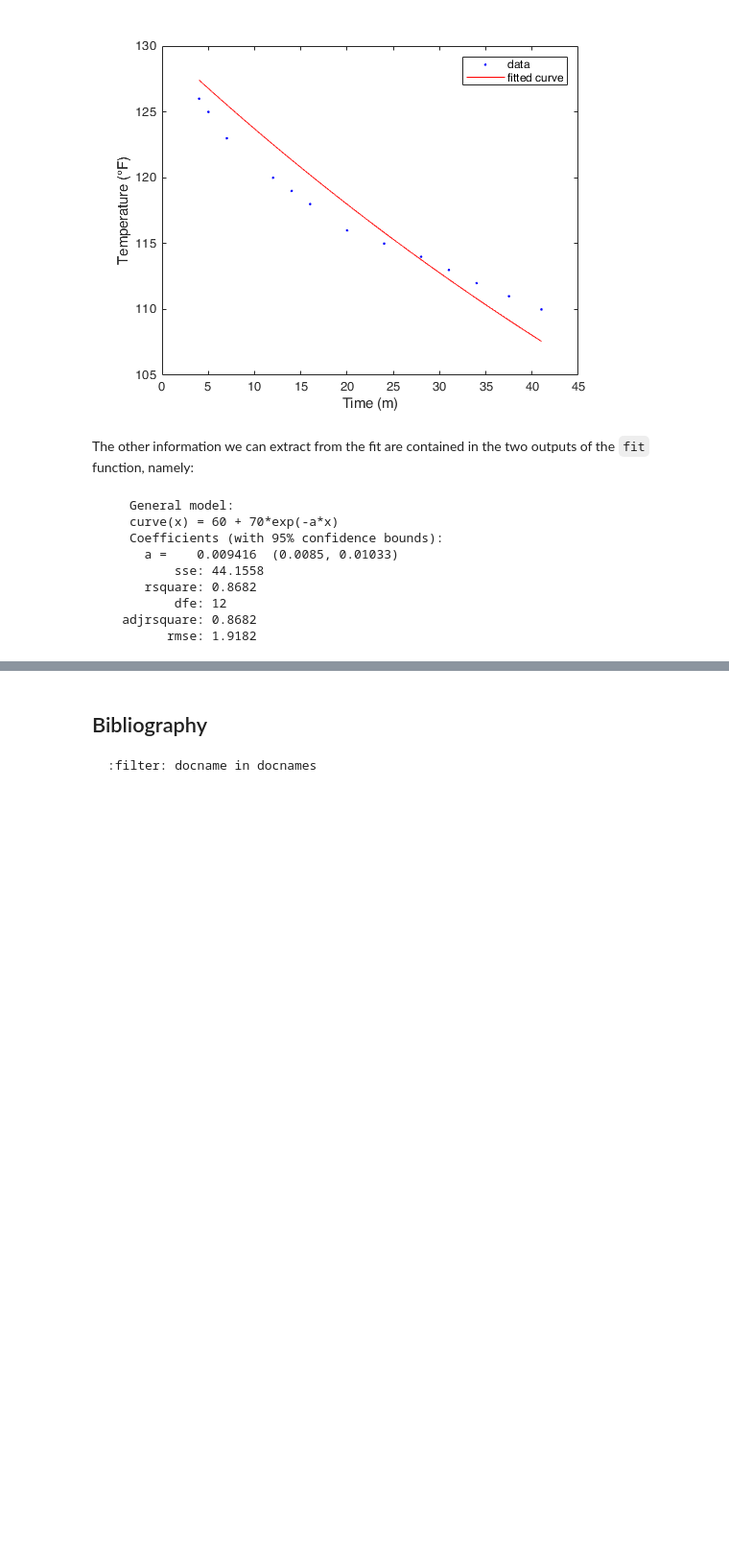
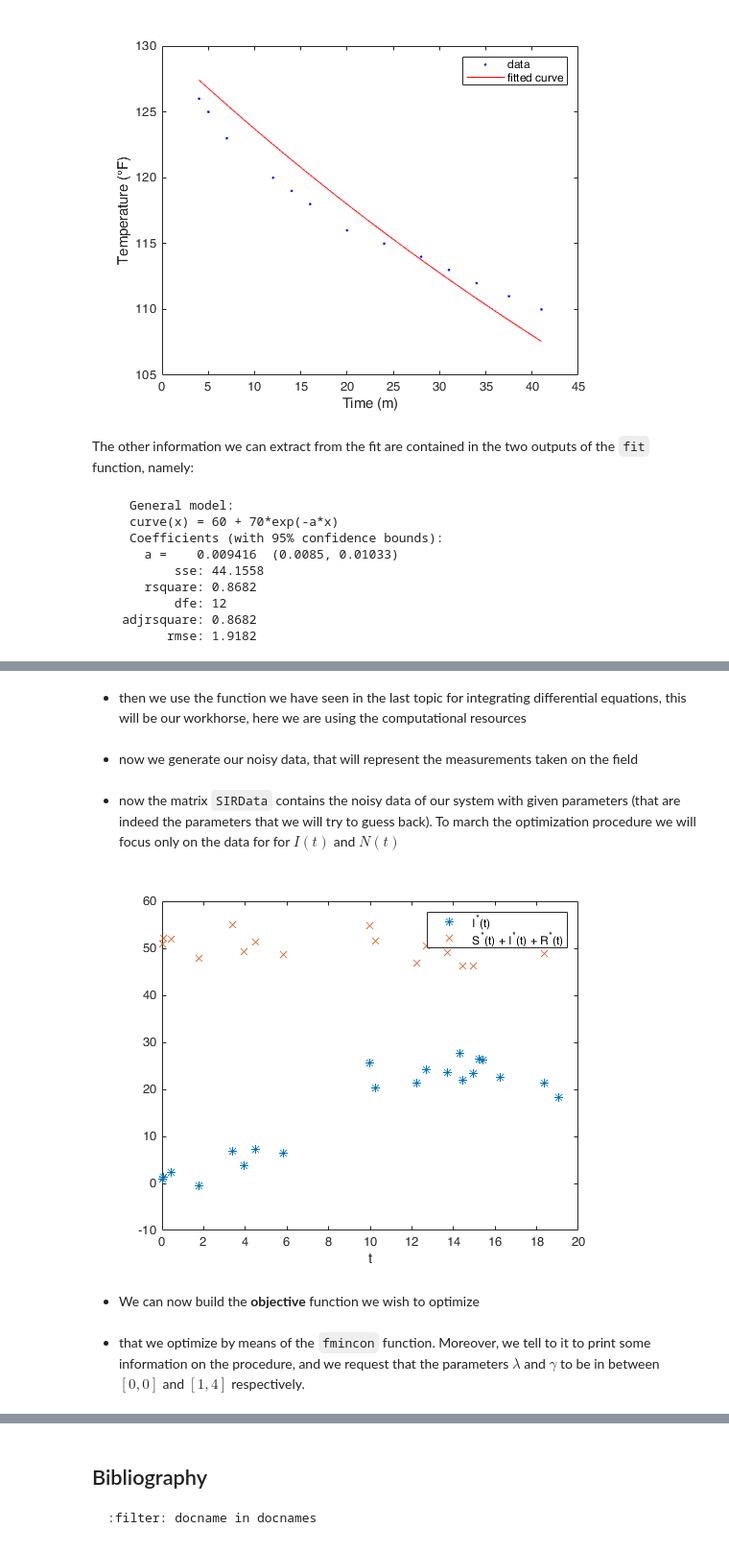
Before and after one commit to Cirdans-Home/recipesforenvsciences2023, a Jupyter notebook: _sources/parameterfitting.ipynb, the cells around one changed output, grey strips where cells are left out. Shown at 96% size. Saved outputs shown, nothing was run; the diff lists cells and outputs as text; code cells hidden in the pictures; blank space fills up the shorter version.

```diff
--- a/_sources/parameterfitting.ipynb
+++ b/_sources/parameterfitting.ipynb
@@ -147,0 +244,50 @@ disp(gof)
+# %%
+% We order the variables as y(t) = [S(t),I(t)]
+% lambda = theta(1) gamma = theta(2)
+sirModel = @(t,y,theta) [-theta(1)*y(1)*y(2); ...
+    theta(1)*y(1)*y(2)-theta(2)*y(2);...
+    theta(2)*y(2)];
+# %% [markdown]
+- then we use the function we have seen in the last topic for integrating
+differential equations, this will be our workhorse, here we are using the
+computational resources
+# %%
+sirSOL = @(theta,IC,t) deval(ode45( @(t,y) sirModel(t,y,theta),t,IC),t);
+# %% [markdown]
+- now we generate our noisy data, that will represent the measurements taken
+on the field
+# %%
+% we fix the random number generator so that we generate always the same random numbers:
+rng(10);
+numpts=20;
+tdata = [0, sort(20*rand (1,numpts))];
+width = 0.1;
+ndataSIR = 20*[0, normrnd(0,width,[1,numpts]);
+    0, normrnd(0,width,[1,numpts]);
+    0, normrnd(0,width,[1,numpts])];
+
+lambda = 0.01;
+gamma = 0.1;
+S0 = 50;
+I0 = 1;
+R0 = 0;
+theta = [lambda; gamma];
+IC = [S0; I0; R0];
+SIRData = sirSOL(theta,IC,tdata) + ndataSIR;
+# %% [markdown]
+- now the matrix `SIRData` contains the noisy data of our system with
+given parameters (that are indeed the parameters that we will try to guess back).
+To march the optimization procedure we will focus only on the data for
+for $I(t)$ and $N(t)$
+# %%
+SIRDatared = [0 1 0; 1 1 1]*SIRData;
+
+% Let us look at the data we have obtained
+figure(1)
+plot(tdata,SIRDatared(1,:),'*',tdata,SIRDatared(2,:),'x')
+xlabel('t')
+legend('I^*(t)','S^*(t) + I^*(t) + R^*(t)')
+# %% [output]
+[figure, added]
+# %% [markdown]
+- We can now build the **objective** function we wish to optimize
@@ -147,0 +297,4 @@ disp(gof)
+# %% [markdown]
+- that we optimize by means of the `fmincon` function. Moreover, we tell to it
+to print some information on the procedure, and we request that the parameters
+$\lambda$ and $\gamma$ to be in between $[0,0]$ and $[1,4]$ respectively.
```
Also changed, not shown: parts of 5 cells of this notebook, 11 other files.
